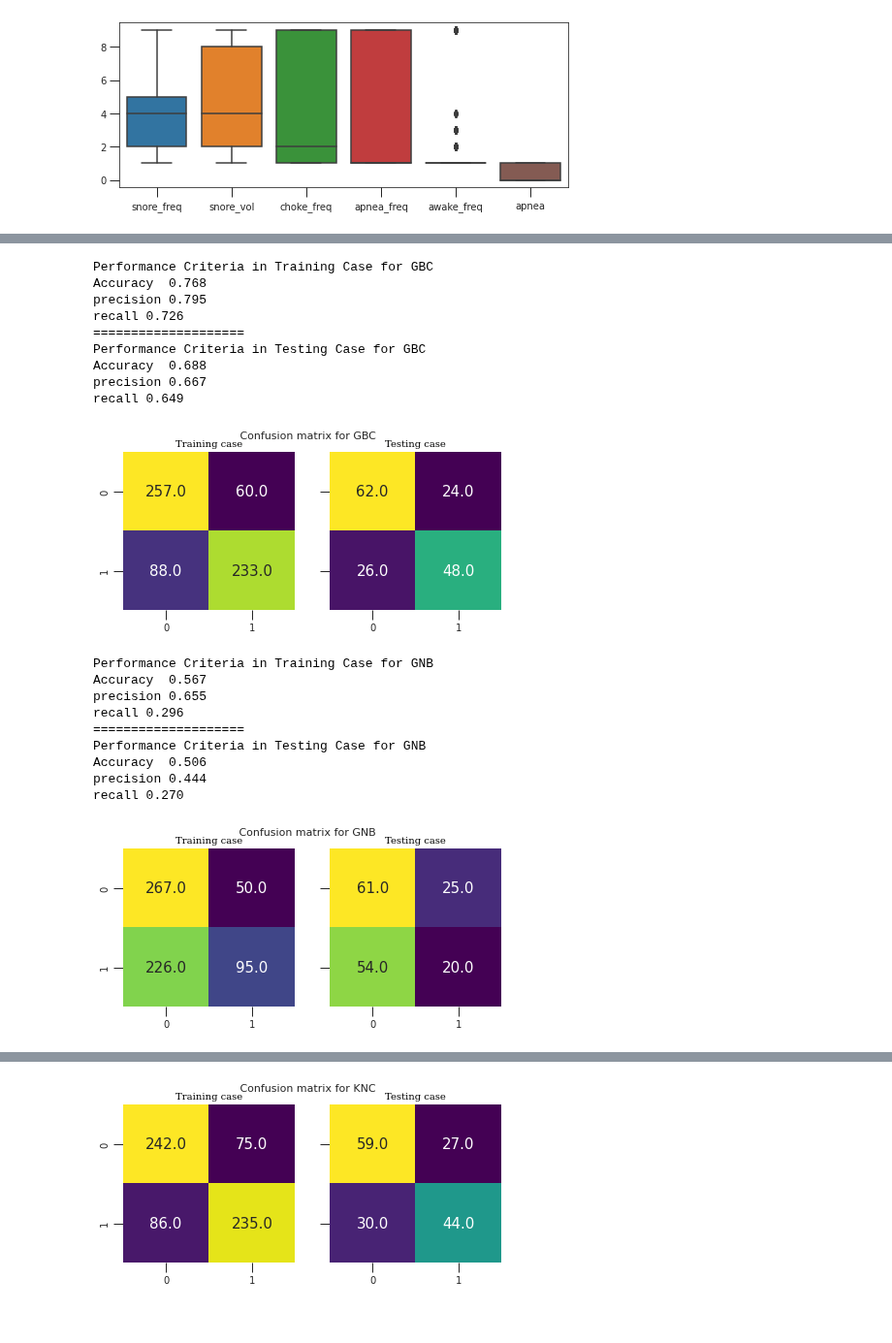
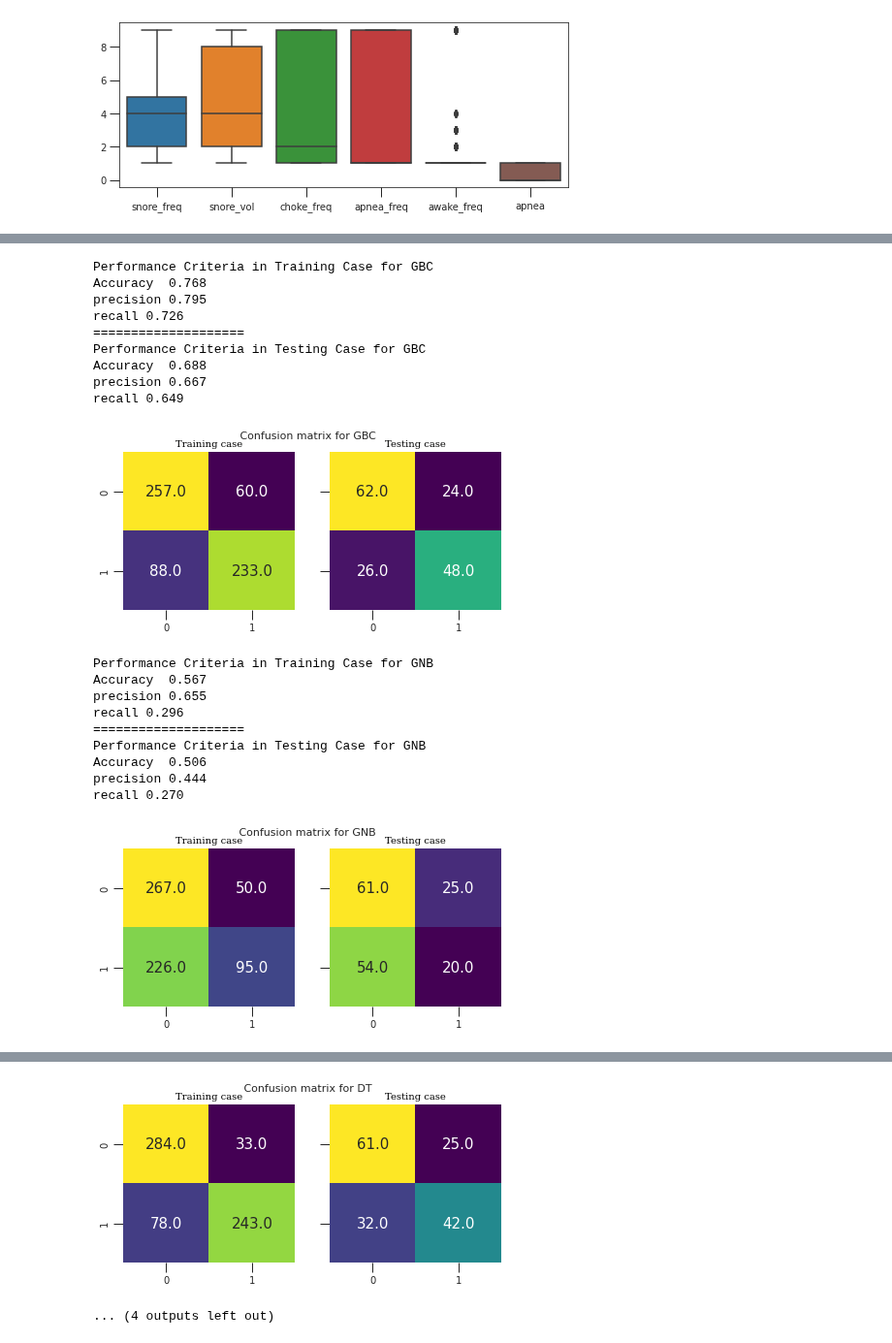
Before and after one commit to asheta66/Machine-Learning-2024, a Jupyter notebook: ML_Sleep_Disorder.ipynb, the cells around one changed output, grey strips where cells are left out. Shown at 97% size. Drawn from its saved outputs; the diff is of its cells as text; code cells hidden in the pictures.

```diff
--- a/ML_Sleep_Disorder.ipynb
+++ b/ML_Sleep_Disorder.ipynb
@@ -108,5 +106,12 @@ from matplotlib import pyplot as plt
 # %% [markdown]
 # Normalizing the data
 # %%
+from sklearn import preprocessing
+import numpy as np
+
+features = ['snore_freq','snore_vol','choke_freq','apnea_freq','awake_freq']
+x_data = df[features]
+y         = df['apnea']
+
 # Normalize data
 x = (x_data - np.min(x_data))/(np.max(x_data) - np.min(x_data)).values
@@ -222,7 +259,7 @@ lr.fit(x_train, y_train)
 y_pred_train = lr.predict(x_train)
 y_pred_test  = lr.predict(x_test)
 calculate_confusion("LR",y_train, y_pred_train, y_test, y_pred_test)
-fpr1, tpr1, _ = metrics.roc_curve(y_test, y_pred_test,pos_label=2)
+fpr1, tpr1, _ = metrics.roc_curve(y_test, y_pred_test)
 auc = round(metrics.roc_auc_score(y_test, y_pred_test), 4)
 cv_results = cross_val_score(lr, x_train, y_train)
 results.append(cv_results)
@@ -269,19 +306,12 @@ cv_results = cross_val_score(GNB, x_train, y_train)
 results.append(cv_results)
 # ax1.plot(fpr4,tpr4,label="GaussianNB, AUC="+str(auc))
 
-#RandomForestClassifier
-from sklearn.ensemble import RandomForestClassifier
-RFC = RandomForestClassifier()
-RFC.fit(x_train, y_train)
-y_pred_train = RFC.predict(x_train)
-y_pred_test  = RFC.predict(x_test)
-calculate_confusion("RFC",y_train, y_pred_train, y_test, y_pred_test)
-# plt.savefig('ConfMatrix_RFC.png')
-fpr5, tpr5, _ = metrics.roc_curve(y_test, y_pred_test)
-auc = round(metrics.roc_auc_score(y_test, y_pred_test), 4)
-cv_results = cross_val_score(RFC, x_train, y_train)
-results.append(cv_results)
-# ax1.plot(fpr5,tpr5,label="RandomForestClassifier, AUC="+str(auc))
+# A random forest classifier.
+# A random forest is a meta estimator that fits a number of decision tree
+# classifiers on various sub-samples of the dataset and uses averaging to
+# improve the predictive accuracy and control over-fitting. The sub-sample size
+# is controlled with the max_samples parameter if bootstrap=True (default),
+# otherwise the whole dataset is used to build each tree.
 
 # KNN Model
 from sklearn.neighbors import KNeighborsClassifier
@@ -291,11 +321,55 @@ y_pred_train = KNC.predict(x_train)
 y_pred_test  = KNC.predict(x_test)
 calculate_confusion("KNC",y_train, y_pred_train, y_test, y_pred_test)
 # plt.savefig('ConfMatrix_KNC.png')
-fpr6, tpr6, _ = metrics.roc_curve(y_test, y_pred_test)
+fpr5, tpr5, _ = metrics.roc_curve(y_test, y_pred_test)
 auc = round(metrics.roc_auc_score(y_test, y_pred_test), 4)
 cv_results = cross_val_score(KNC, x_train, y_train)
 results.append(cv_results)
-# ax1.plot(fpr6,tpr6,label="KNN, AUC="+str(auc))
+# ax1.plot(fpr5,tpr5,label="KNN, AUC="+str(auc))
+
+# Decision Tree Model
+from sklearn import tree
+DT = tree.DecisionTreeClassifier(criterion='gini', splitter='best', max_depth=None)
+DT.fit(x_train, y_train)
+y_pred_train = DT.predict(x_train)
+y_pred_test  = DT.predict(x_test)
+calculate_confusion("DT",y_train, y_pred_train, y_test, y_pred_test)
+# plt.savefig('ConfMatrix_KNC.png')
+fpr6, tpr6, _ = metrics.roc_curve(y_test, y_pred_test)
+auc = round(metrics.roc_auc_score(y_test, y_pred_test), 4)
+cv_results = cross_val_score(DT, x_train, y_train)
+results.append(cv_results)
+# tree.plot_tree(clf)
+# ax1.plot(fpr6,tpr6,label="DT, AUC="+str(auc))
+
+#RandomForestClassifier
+from sklearn.ensemble import RandomForestClassifier
+RFC = RandomForestClassifier(n_estimators=100, criterion='gini', max_depth=None)
+RFC.fit(x_train, y_train)
+y_pred_train = RFC.predict(x_train)
+y_pred_test  = RFC.predict(x_test)
+calculate_confusion("RFC",y_train, y_pred_train, y_test, y_pred_test)
+# plt.savefig('ConfMatrix_RFC.png')
+fpr7, tpr7, _ = metrics.roc_curve(y_test, y_pred_test)
+auc = round(metrics.roc_auc_score(y_test, y_pred_test), 4)
+cv_results = cross_val_score(RFC, x_train, y_train)
+results.append(cv_results)
+# ax1.plot(fpr7,tpr7,label="RandomForestClassifier, AUC="+str(auc))
+
+#Neural network
+from sklearn.neural_network import MLPClassifier
+ANN = MLPClassifier(solver='adam', hidden_layer_sizes=(15, 1), learning_rate='adaptive',
+                    random_state=1, max_iter=5000)
+ANN.fit(x_train, y_train)
+y_pred_train = ANN.predict(x_train)
+y_pred_test  = ANN.predict(x_test)
+calculate_confusion("ANN",y_train, y_pred_train, y_test, y_pred_test)
+# plt.savefig('ConfMatrix_RFC.png')
+fpr8, tpr8, _ = metrics.roc_curve(y_test, y_pred_test)
+auc = round(metrics.roc_auc_score(y_test, y_pred_test), 4)
+cv_results = cross_val_score(ANN, x_train, y_train)
+results.append(cv_results)
+# ax1.plot(fpr8,tpr8,label="MLPClassifier, AUC="+str(auc))
 # %% [output]
 Performance Criteria in Training Case for LR
 Accuracy  0.618
@@ -359,4 +433,5 @@ recall 0.595
-[figure, old version]
+[figure, new version]
+... (4 outputs left out)
 # %%
 # import matplotlib.pyplot as plt
 
```
Also changed, not shown: parts of 10 cells of this notebook.
